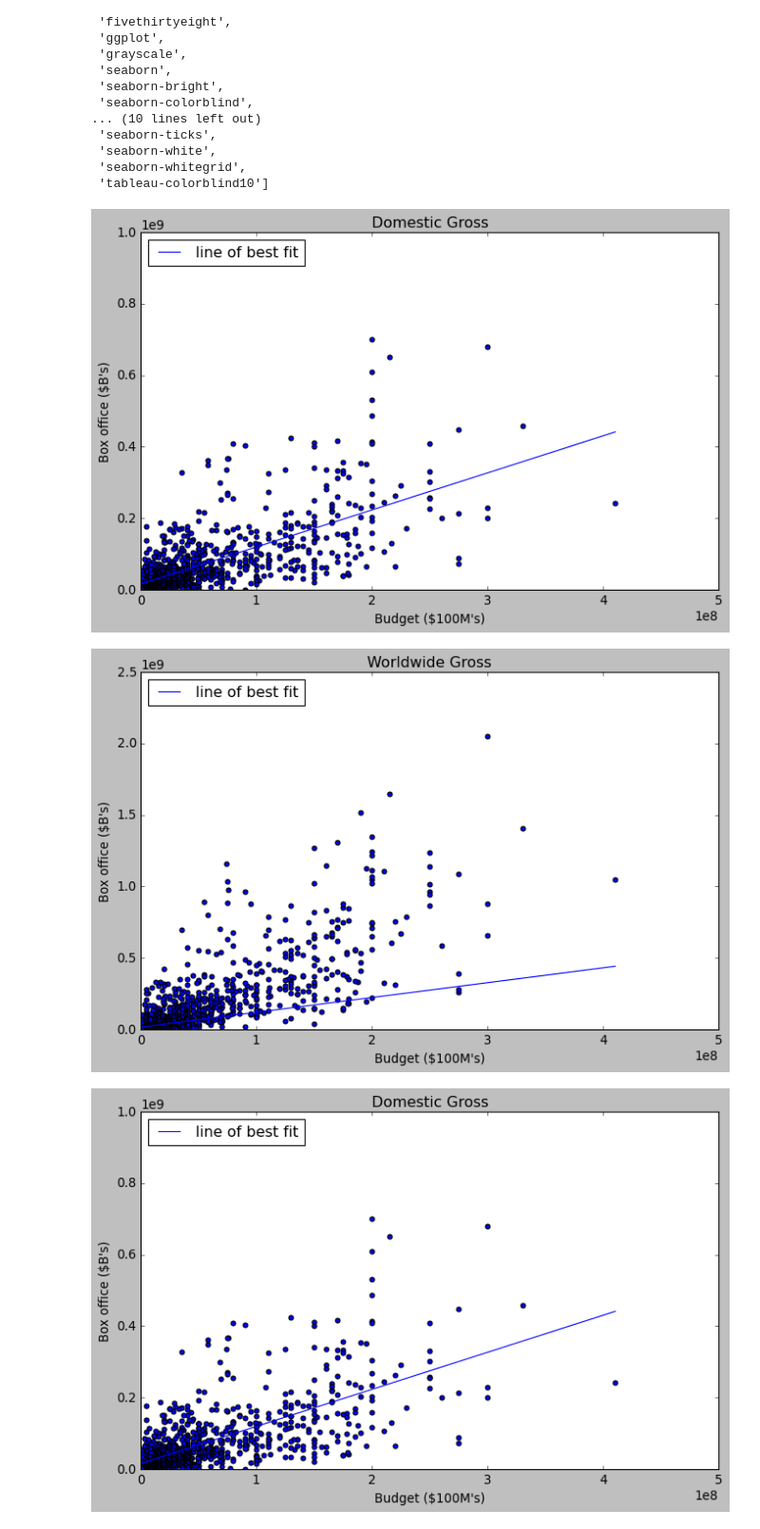
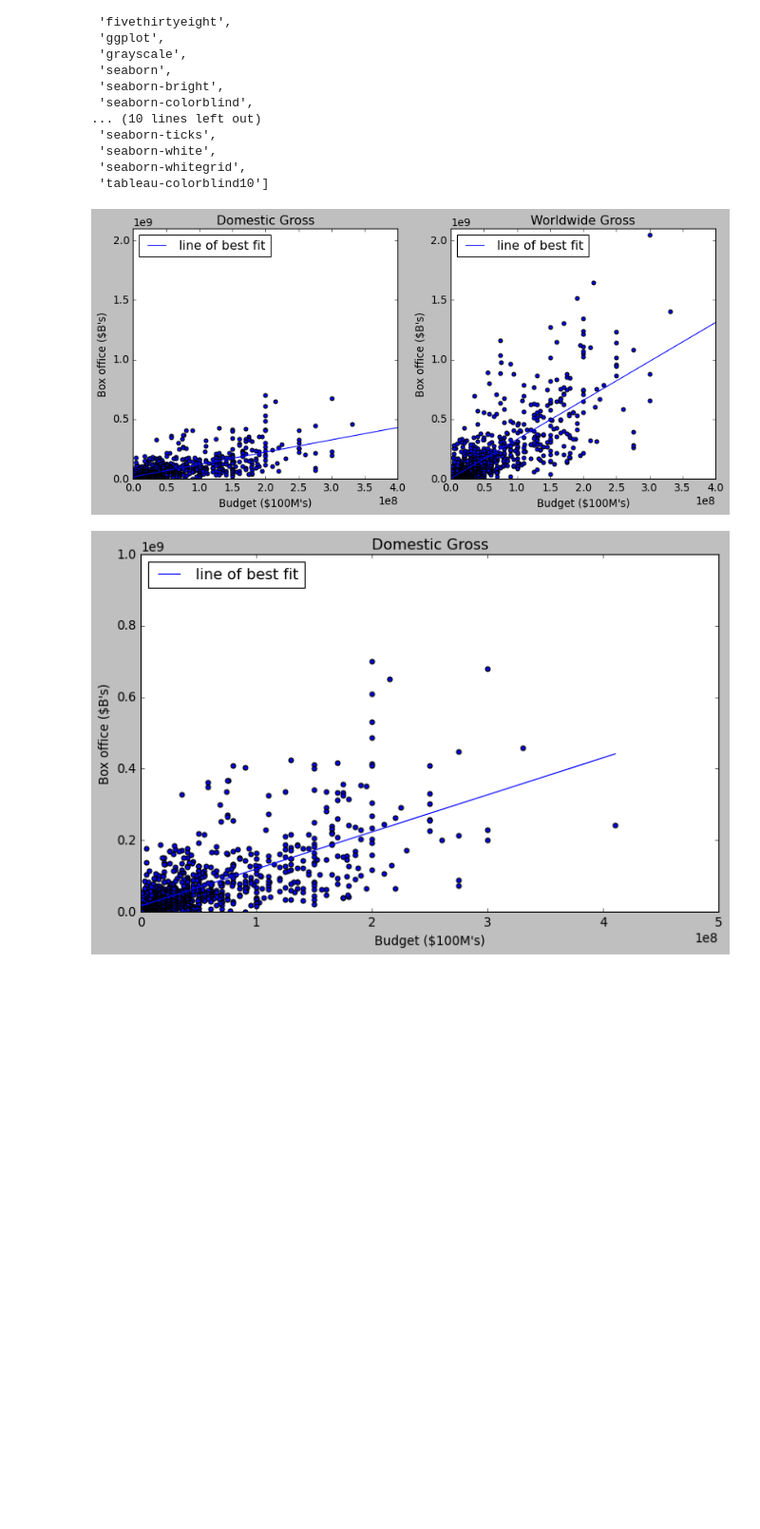
Before and after one commit to 281clo/microsoft-movie-analysis, a Jupyter notebook: index.ipynb, the cells around one changed output. Shown at 95% size. Saved outputs shown, nothing was run; the diff lists cells and outputs as text; code cells hidden in the pictures; blank space fills up the shorter version.

Commit message:
updated graphs

```diff
--- a/index.ipynb
+++ b/index.ipynb
@@ -220,37 +220,33 @@ plt.style.available
 # %%
 #side by side plots w/ same y axis
 
 plt.style.use('classic')
-fig, ax = plt.subplots(figsize = (10, 6))
+fig, ax = plt.subplots(ncols = 2, figsize = (12, 5))
 x = BigFrame['production_budget']
 y = BigFrame['domestic_gross_x']
 
-ax.scatter(x, y)
-ax.set_title('Domestic Gross')
-ax.set_xlabel("Budget ($100M's)")
-ax.set_ylabel("Box office ($B's)")
-ax.set_xlim([0, 500000000])
-ax.set_ylim([0, 1000000000])
-ax.plot(np.unique(x), np.poly1d(np.polyfit(x, y, 1))(np.unique(x)), label = 'line of best fit')
-ax.legend(loc = "upper left");
+ax[0].scatter(x, y)
+ax[0].set_title('Domestic Gross')
+ax[0].set_xlabel("Budget ($100M's)")
+ax[0].set_ylabel("Box office ($B's)")
+ax[0].set_xlim([0, 400000000])
+ax[0].set_ylim([0, 2100000000])
+ax[0].plot(np.unique(x), np.poly1d(np.polyfit(x, y, 1))(np.unique(x)), label = 'line of best fit')
+ax[0].legend(loc = "upper left");
 
-
-plt.style.use('classic')
-fig, ax = plt.subplots(figsize = (10, 6))
 wwx = BigFrame['production_budget']
 wwy = BigFrame['worldwide_gross']
 
-ax.scatter(wwx, wwy)
-ax.set_title('Worldwide Gross')
-ax.set_xlabel("Budget ($100M's)")
-ax.set_ylabel("Box office ($B's)")
-ax.set_xlim([0, 500000000])
-ax.set_ylim([0, 2500000000])
-ax.plot(np.unique(x), np.poly1d(np.polyfit(x, y, 1))(np.unique(x)), label = 'line of best fit')
-ax.legend(loc = "upper left");
+ax[1].scatter(wwx, wwy)
+ax[1].set_title('Worldwide Gross')
+ax[1].set_xlabel("Budget ($100M's)")
+ax[1].set_ylabel("Box office ($B's)")
+ax[1].set_xlim([0, 400000000])
+ax[1].set_ylim([0, 2100000000])
+ax[1].plot(np.unique(wwx), np.poly1d(np.polyfit(wwx, wwy, 1))(np.unique(wwx)), label = 'line of best fit')
+ax[1].legend(loc = "upper left");
 # %% [output]
-[figure, old version]
+[figure, new version]
-[figure, removed]
 # %%
 #plot -- Budget & Domestic Gross, overview
 plt.style.use('classic')
```
Also changed, not shown: parts of 1 cell of this notebook.
